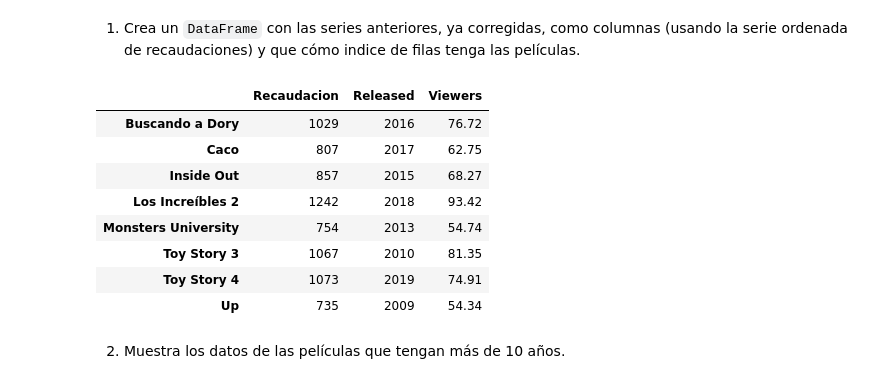
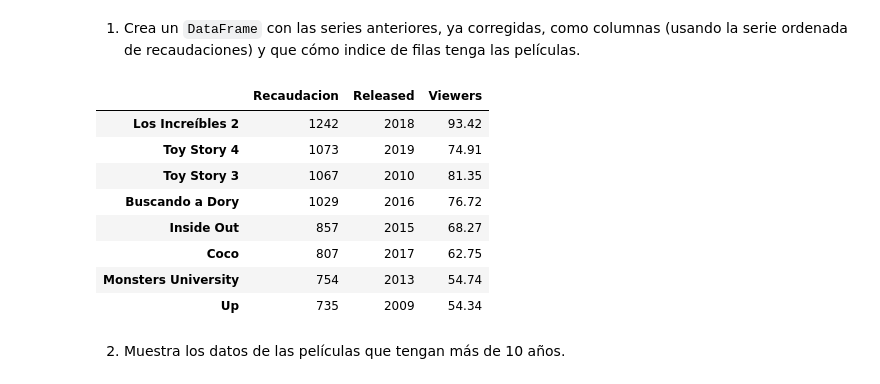
Before and after one commit to mailliwJ/ONLINE_DS_THEBRIDGE_exercises, a Jupyter notebook: 02_Programacion_y_Herramientas_Avanzadas/Sprint_04/Unidad_01/Practica_Obligatoria/18_Practica_Obligatoria_Pandas_I.ipynb, the cells around one changed output. Saved outputs shown, nothing was run; the diff lists cells and outputs as text; code cells hidden in the pictures.

```diff
--- a/02_Programacion_y_Herramientas_Avanzadas/Sprint_04/Unidad_01/Practica_Obligatoria/18_Practica_Obligatoria_Pandas_I.ipynb
+++ b/02_Programacion_y_Herramientas_Avanzadas/Sprint_04/Unidad_01/Practica_Obligatoria/18_Practica_Obligatoria_Pandas_I.ipynb
@@ -23,6 +23,6 @@ lanzamiento = [2015, 2018, 2016, 2010, 2017, 2015, 2013, 2006]
 recaudaciones = [1073, 1242, 1029, 1067, 807, 857, 744, 735]  # En millones de dólares
 espectadores = [74.91, 93.42, 76.72, 81.35, 62.75, 68.27, 54.74, 54.34] # En millones, estimación hecha por aficionados
 # %%
-released = pd.Series(lanzamiento, index=titulos, name="released")
+released = pd.Series(lanzamiento, titulos, name="released")
 recaudaciones = pd.Series(recaudaciones,index=titulos, name="recaudaciones")
 viewers = pd.Series(espectadores,index=titulos, name="viewers")
@@ -41,7 +53,7 @@ Caco                   2017
 Los Incríbles 2        2018
 Name: released, dtype: int64
 # %%
-recaudaciones = recaudaciones.sort_values(ascending=False)
+recaudaciones.sort_values(ascending=False, inplace=True)
 recaudaciones
 # %% [output]
 Los Incríbles 2        1242
@@ -131,19 +156,19 @@ Name: released, dtype: int64
 # %% [markdown]
 1. Crea un `DataFrame` con las series anteriores, ya corregidas, como columnas (usando la serie ordenada de recaudaciones) y que cómo indice de filas tenga las películas.
 # %%
-df = pd.DataFrame({"Recaudacion": recaudaciones,
+df = pd.DataFrame(({"Recaudacion": recaudaciones,
                   "Released": released,
-                  "Viewers": viewers})
+                  "Viewers": viewers}), recaudaciones.index)
 df
 # %% [output]
 |  | Recaudacion | Released | Viewers |
+| Los Increíbles 2 | 1242 | 2018 | 93.42 |
+| Toy Story 4 | 1073 | 2019 | 74.91 |
+| Toy Story 3 | 1067 | 2010 | 81.35 |
 | Buscando a Dory | 1029 | 2016 | 76.72 |
-| Caco | 807 | 2017 | 62.75 |
 | Inside Out | 857 | 2015 | 68.27 |
-| Los Increíbles 2 | 1242 | 2018 | 93.42 |
+| Coco | 807 | 2017 | 62.75 |
 | Monsters University | 754 | 2013 | 54.74 |
-| Toy Story 3 | 1067 | 2010 | 81.35 |
-| Toy Story 4 | 1073 | 2019 | 74.91 |
 | Up | 735 | 2009 | 54.34 |
 # %% [markdown]
 2. Muestra los datos de las películas que tengan más de 10 años.
```
Also changed, not shown: parts of 8 cells of this notebook.
